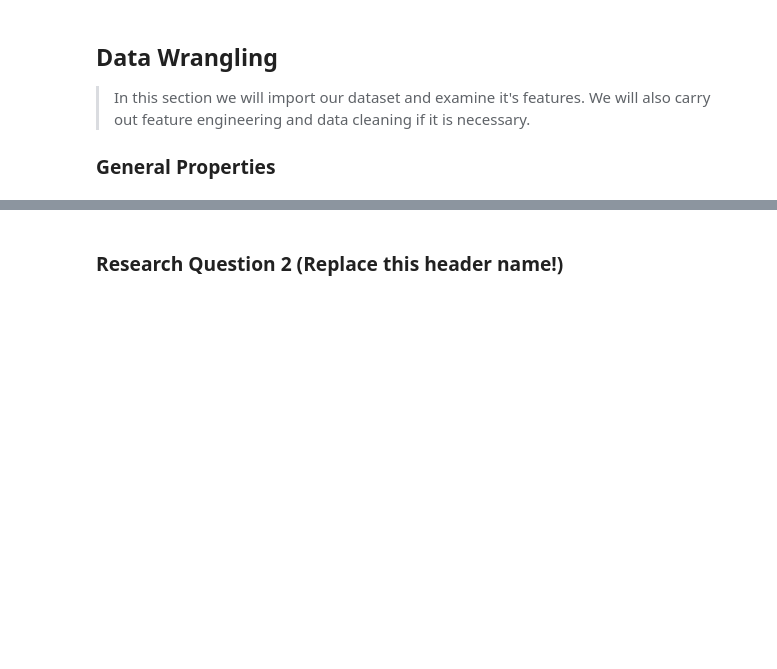
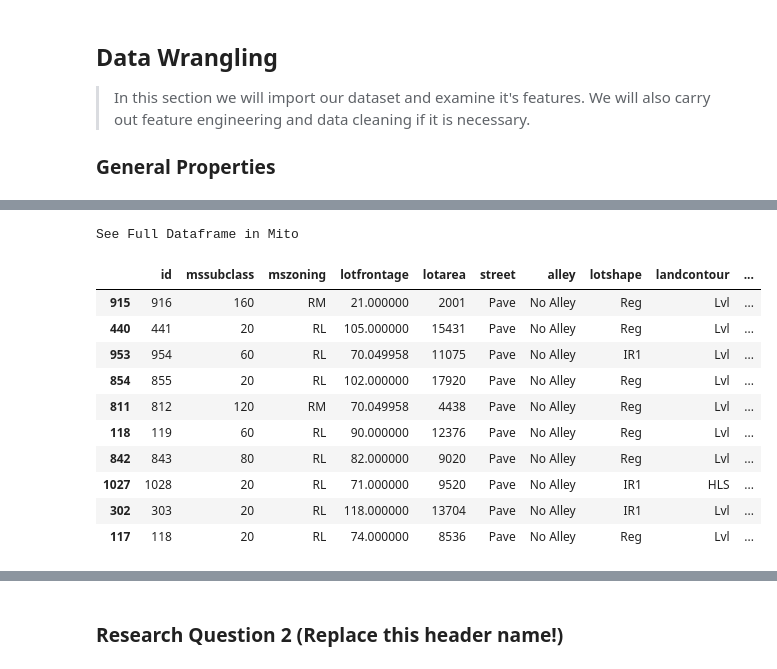
Before and after one commit to manlikesolomon/HousePricePrediction, a Jupyter notebook: HousePricePrediction.ipynb, the cells around one changed output, grey strips where cells are left out. Saved outputs shown, nothing was run; the diff lists cells and outputs as text; code cells hidden in the pictures; blank space fills up the shorter version.

```diff
--- a/HousePricePrediction.ipynb
+++ b/HousePricePrediction.ipynb
@@ -64,0 +159,16 @@ memory usage: 924.0+ KB
+# %%
+# inspecting our train data for other inconsistencies
+df_train.sample(10)
+# %% [output]
+See Full Dataframe in Mito
+|  | id | mssubclass | mszoning | lotfrontage | lotarea | street | alley | lotshape | landcontour | ... |
+| 915 | 916 | 160 | RM | 21.000000 | 2001 | Pave | No Alley | Reg | Lvl | ... |
+| 440 | 441 | 20 | RL | 105.000000 | 15431 | Pave | No Alley | Reg | Lvl | ... |
+| 953 | 954 | 60 | RL | 70.049958 | 11075 | Pave | No Alley | IR1 | Lvl | ... |
+| 854 | 855 | 20 | RL | 102.000000 | 17920 | Pave | No Alley | Reg | Lvl | ... |
+| 811 | 812 | 120 | RM | 70.049958 | 4438 | Pave | No Alley | Reg | Lvl | ... |
+| 118 | 119 | 60 | RL | 90.000000 | 12376 | Pave | No Alley | Reg | Lvl | ... |
+| 842 | 843 | 80 | RL | 82.000000 | 9020 | Pave | No Alley | Reg | Lvl | ... |
+| 1027 | 1028 | 20 | RL | 71.000000 | 9520 | Pave | No Alley | IR1 | HLS | ... |
+| 302 | 303 | 20 | RL | 118.000000 | 13704 | Pave | No Alley | IR1 | Lvl | ... |
+| 117 | 118 | 20 | RL | 74.000000 | 8536 | Pave | No Alley | Reg | Lvl | ... |
```
Also changed, not shown: parts of 22 cells of this notebook.
